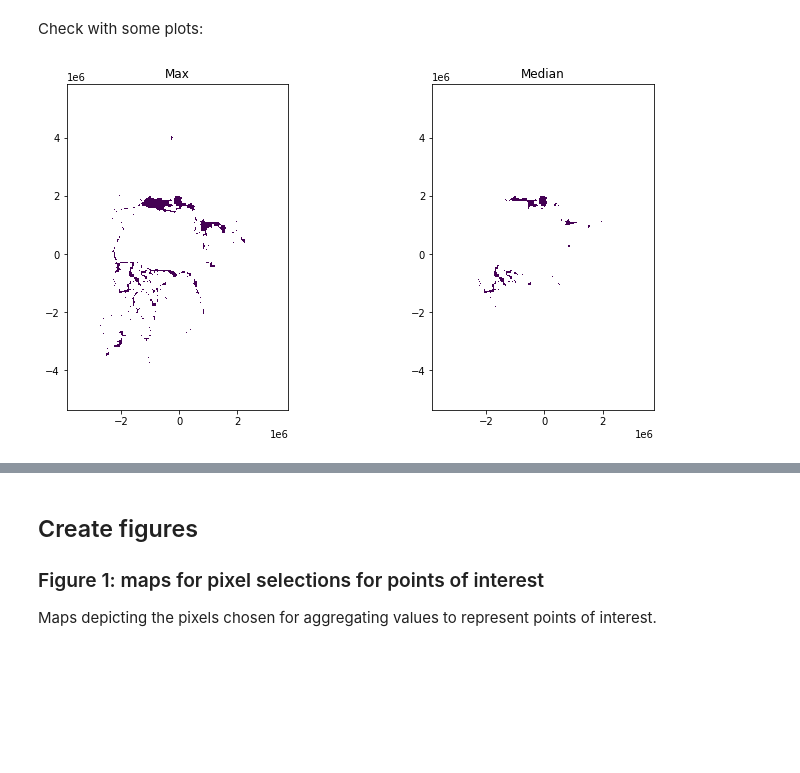
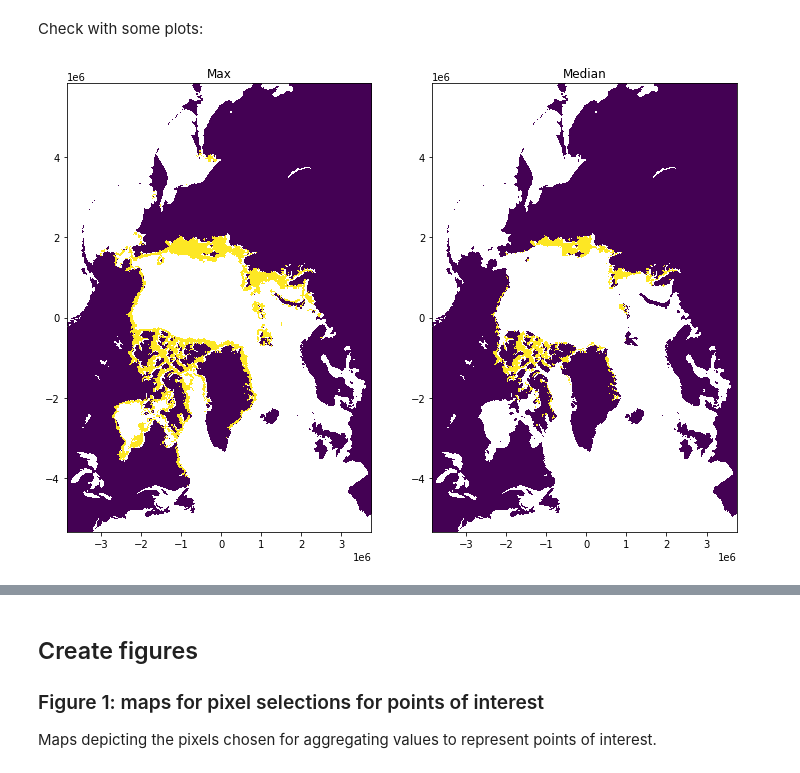
Before and after one commit to ua-snap/seaice_noaa_indicators, a Jupyter notebook: manuscript_content/manuscript_content.ipynb, the cells around one changed output, grey strips where cells are left out. Cells and saved outputs as stored; diff of their text form; code cells hidden in the pictures; blank space fills up the shorter version.

Commit message:
combine fast ice mask with landmask to create new mask

```diff
--- a/manuscript_content/manuscript_content.ipynb
+++ b/manuscript_content/manuscript_content.ipynb
@@ -47,8 +47,8 @@ seamask_fp = anc_dir.joinpath("seamask_3411.tif")
 # paths for sea ice climatologies
 bin_med_fp = anc_dir.joinpath("nic_climo_1972_2007_06_med.v0.bin")
 bin_max_fp = anc_dir.joinpath("nic_climo_1972_2007_06_max.v0.bin")
-tif_med_fp = anc_dir.joinpath("nic_climo_1972_2007_06_med.tif")
-tif_max_fp = anc_dir.joinpath("nic_climo_1972_2007_06_max.tif")
+fast_med_fp = anc_dir.joinpath("fast_ice_median_and_land.tif")
+fast_max_fp = anc_dir.joinpath("fast_ice_max_and_land.tif")
 
 
 # make input filepaths global in setup module
@@ -333,15 +341,15 @@ Check with some plots:
 # %%
 import matplotlib.pyplot as plt
 from rasterio.plot import show
 
 
-fig, axs = plt.subplots(1, 2, figsize=(12, 6))
-with rio.open(tif_max_fp) as src:
-    show(src, ax=axs[0])
+fig, axs = plt.subplots(1, 2, figsize=(12, 10))
+with rio.open(fast_max_fp) as src:
+    show(src, ax=axs[0], interpolation="none")
     axs[0].set_title("Max")
     max_arr = src.read(1)
-with rio.open(tif_med_fp) as src:
-    show(src, ax=axs[1])
+with rio.open(fast_med_fp) as src:
+    show(src, ax=axs[1], interpolation="none")
     axs[1].set_title("Median")
 # %% [output]
-[figure, old version]
+[figure, new version]
```
Also changed, not shown: parts of 7 cells of this notebook.
